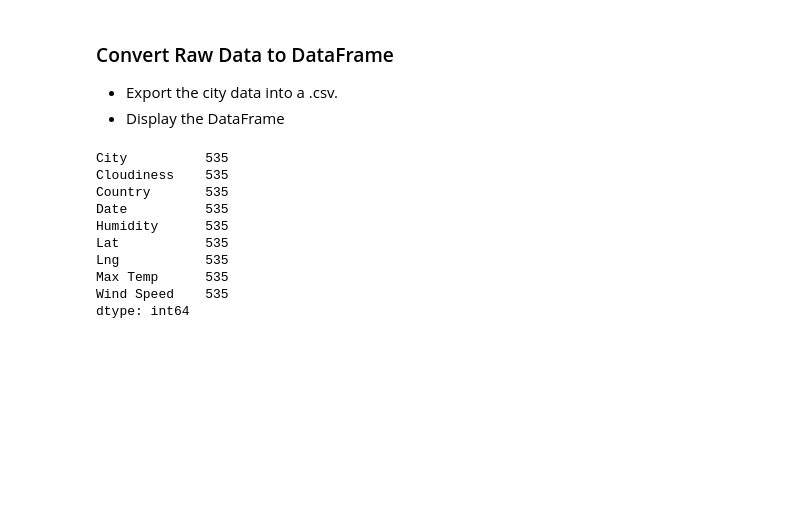
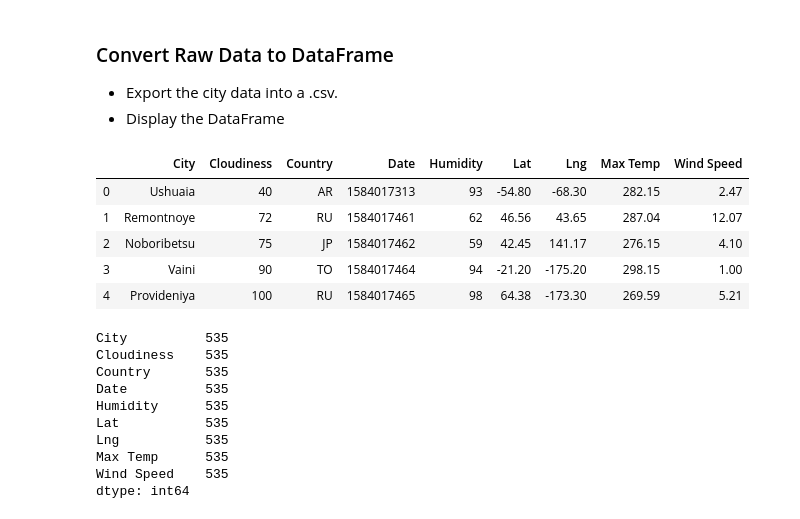
Before and after one commit to bford05/python-api-challenge, a Jupyter notebook: WeatherPy/WeatherPy.ipynb, the cells around one changed output. Saved outputs shown, nothing was run; the diff lists cells and outputs as text; code cells hidden in the pictures; blank space fills up the shorter version.

```diff
--- a/WeatherPy/WeatherPy.ipynb
+++ b/WeatherPy/WeatherPy.ipynb
@@ -164,3 +145,15 @@ Data Retrieval Complete
 ### Convert Raw Data to DataFrame
 * Export the city data into a .csv.
 * Display the DataFrame
+# %%
+city_data_df = pd.DataFrame({"City": name_of_city, "Cloudiness": clouds, "Country": country, "Date": dt,
+                            "Humidity": humidity, "Lat": lat, "Lng": lon, "Max Temp": temp_max,
+                            "Wind Speed": wind})
+city_data_df.head()
+# %% [output]
+|  | City | Cloudiness | Country | Date | Humidity | Lat | Lng | Max Temp | Wind Speed |
+| 0 | Ushuaia | 40 | AR | 1584017313 | 93 | -54.80 | -68.30 | 282.15 | 2.47 |
+| 1 | Remontnoye | 72 | RU | 1584017461 | 62 | 46.56 | 43.65 | 287.04 | 12.07 |
+| 2 | Noboribetsu | 75 | JP | 1584017462 | 59 | 42.45 | 141.17 | 276.15 | 4.10 |
+| 3 | Vaini | 90 | TO | 1584017464 | 94 | -21.20 | -175.20 | 298.15 | 1.00 |
+| 4 | Provideniya | 100 | RU | 1584017465 | 98 | 64.38 | -173.30 | 269.59 | 5.21 |
```
Also changed, not shown: parts of 6 cells of this notebook.
